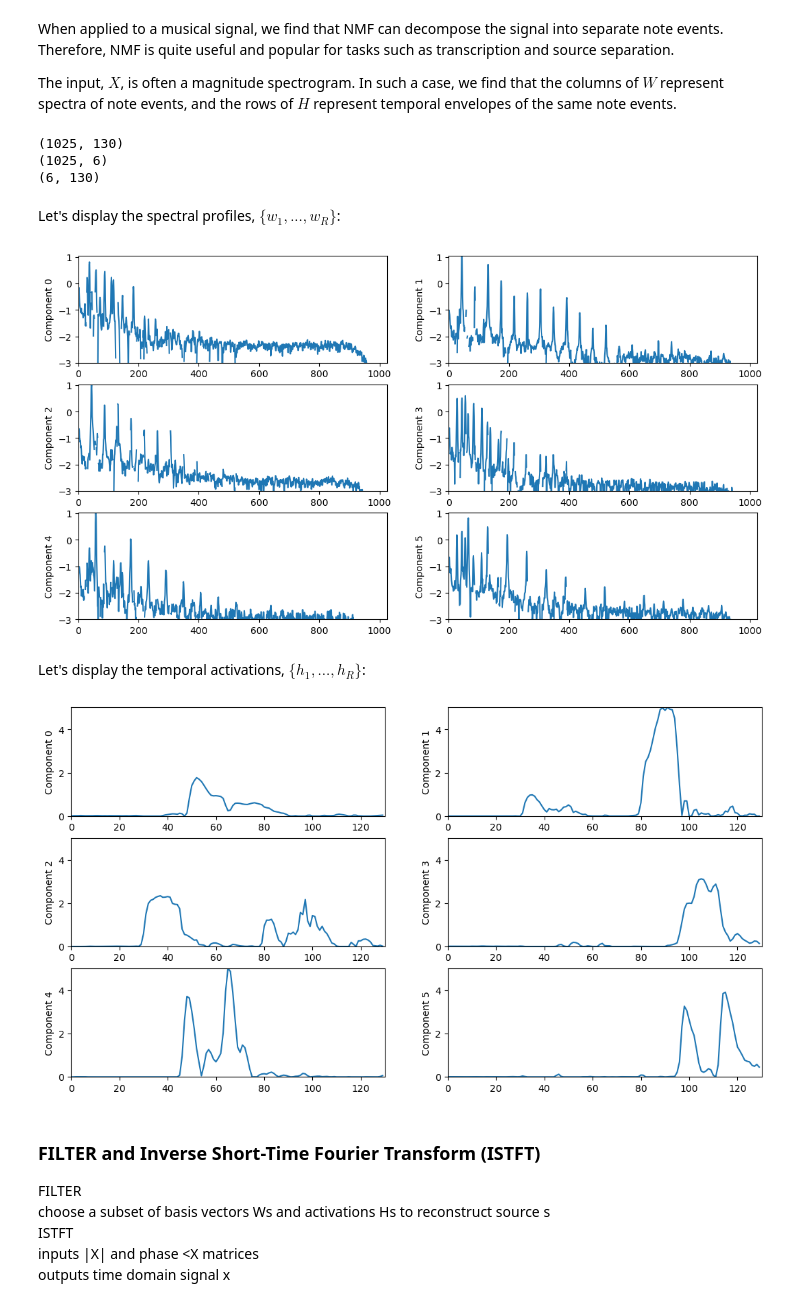
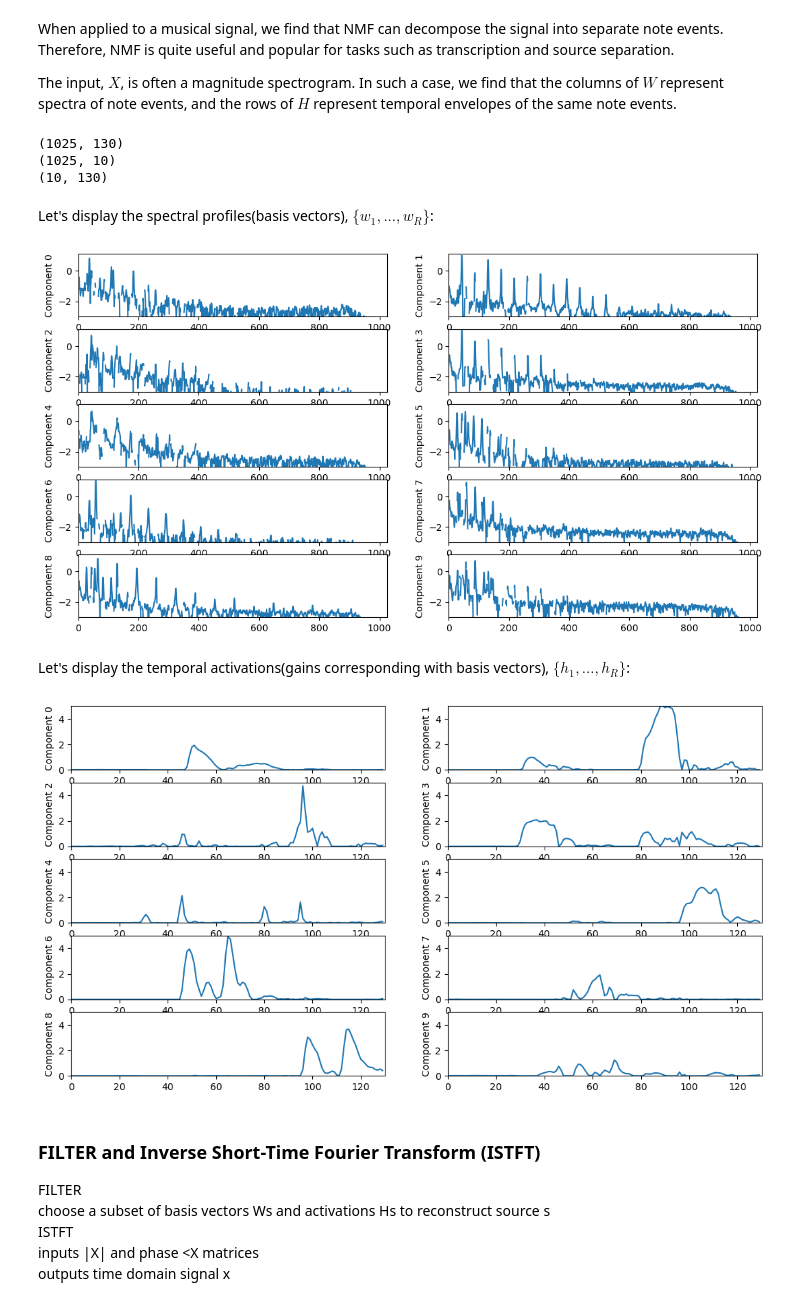
Before and after one commit to jonibarci/SPAI, a Jupyter notebook: NMF_tutorial.ipynb, the cells around one changed output. Cells and saved outputs as stored; diff of their text form; code cells hidden in the pictures.

```diff
--- a/NMF_tutorial.ipynb
+++ b/NMF_tutorial.ipynb
@@ -91,7 +91,7 @@ When applied to a musical signal, we find that NMF can decompose the signal into
 The input, $X$, is often a magnitude spectrogram. In such a case, we find that the columns of $W$ represent spectra of note events, and the rows of $H$ represent temporal envelopes of the same note events.
 # %%
 X_mag, X_phase = librosa.magphase(X)
-n_components = 6
+n_components = 10 # change this to better understand what happens
 W, H = librosa.decompose.decompose(X_mag,n_components=n_components, sort=True)
 # %%
 print(X.shape)
@@ -99,33 +99,33 @@ print(W.shape)
 print(H.shape)
 # %% [output]
 (1025, 130)
-(1025, 6)
-(6, 130)
+(1025, 10)
+(10, 130)
 # %% [markdown]
-Let's display the spectral profiles, $\{w_1, ..., w_R\}$:
+Let's display the spectral profiles(basis vectors), $\{w_1, ..., w_R\}$:
 # %%
 plt.figure(figsize=(13, 7))
 logW = np.log10(W)
 for n in range(n_components):
-    plt.subplot(3, 2, n+1)
+    plt.subplot(5, 2, n+1)
     plt.plot(logW[:,n])
     plt.ylim(-3, logW.max())
     plt.xlim(0, W.shape[0])
     plt.ylabel('Component %d' % n)
 # %% [output]
-[figure, old version]
+[figure, new version]
 # %% [markdown]
-Let's display the temporal activations, $\{h_1, ..., h_R\}$:
+Let's display the temporal activations(gains corresponding with basis vectors), $\{h_1, ..., h_R\}$:
 # %%
 plt.figure(figsize=(13, 7))
 for n in range(n_components):
-    plt.subplot(3, 2, n+1)
+    plt.subplot(5, 2, n+1)
     plt.plot(H[n])
     plt.ylim(0, H.max())
     plt.xlim(0, H.shape[1])
     plt.ylabel('Component %d' % n)
 # %% [output]
-[figure, old version]
+[figure, new version]
 # %% [markdown]
 ### FILTER and Inverse Short-Time Fourier Transform (ISTFT)
 FILTER\
```
Also changed, not shown: parts of 6 cells of this notebook.
